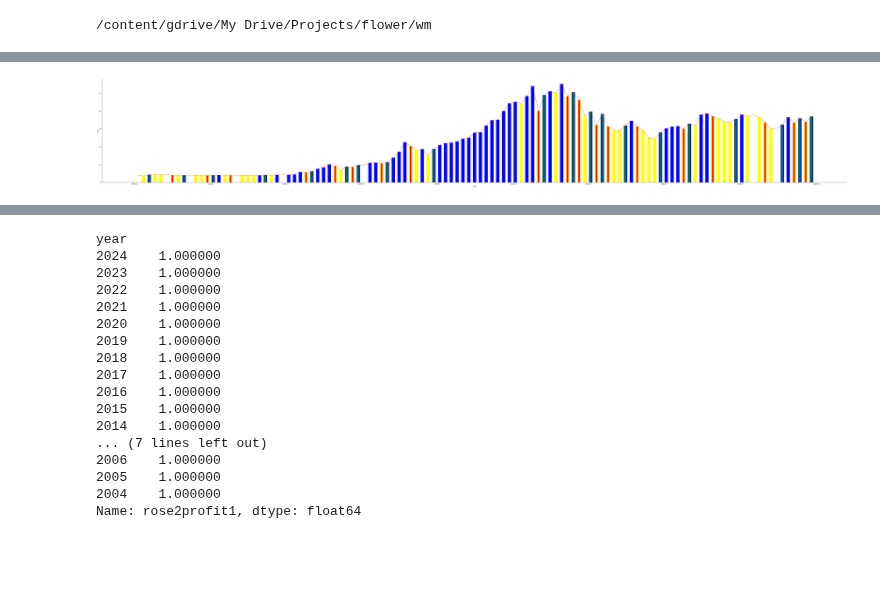
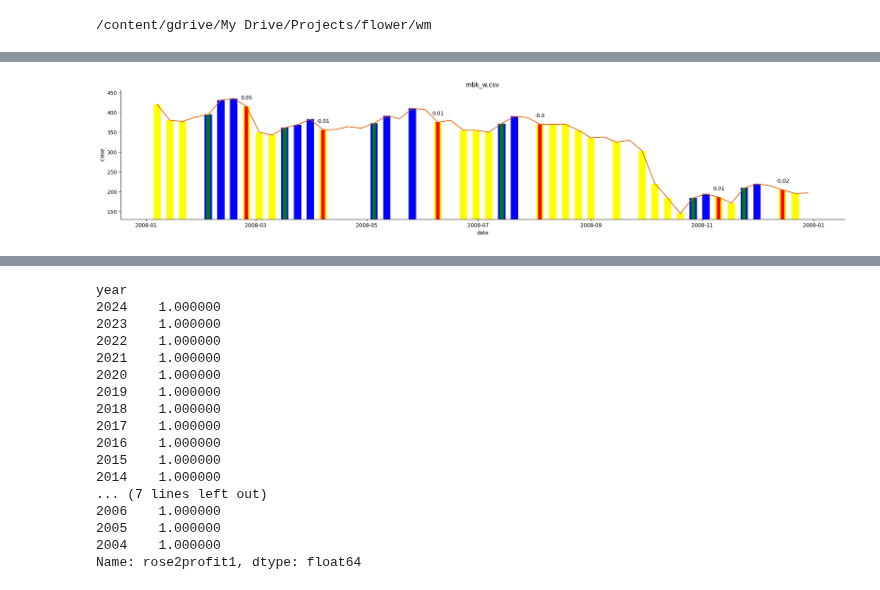
Before and after one commit to ai357060/flower, a Jupyter notebook: wm/aw01.ipynb, the cells around one changed output, grey strips where cells are left out. Drawn from its saved outputs; the diff is of its cells as text; code cells hidden in the pictures; blank space fills up the shorter version.

```diff
--- a/wm/aw01.ipynb
+++ b/wm/aw01.ipynb
@@ -218,6 +177,7 @@ stats.round(2).to_csv(sep=';',path_or_buf='../Data/stats_etf_d.csv',date_format=
 
 from matplotlib import pyplot as plt
 import seaborn as sns
+
 def _plot_series(series, series_name, series_index=0):
   from matplotlib import pyplot as plt
   import seaborn as sns
@@ -233,15 +193,21 @@ def _plot_series(series, series_name, series_index=0):
   plt.bar(xs, ys3, label=series_name, color='blue', width = 4)
   plt.bar(xs, ys4, label=series_name, color='yellow', width = 4)
   plt.bar(xs, ys1, label=series_name, color='green', width = 2)
-  plt.bar(xs, ys2, label=series_name, color='red', width = 2)
+  bc = plt.bar(xs, ys2, label=series_name, color='red', width = 2)
+  plt.ylim(bottom=ys.min()*0.9)
+  return bc
 
-
-fig, ax = plt.subplots(figsize=(70, 10.2), layout='constrained')
-masterFrame1 = masterFrame.loc[masterFrame.year<=1994]
-df_sorted = masterFrame1.sort_values('date', ascending=True)
-_plot_series(df_sorted, '')
-sns.despine(fig=fig, ax=ax)
-plt.xlabel('date')
-_ = plt.ylabel('close')
+def _plot_prices(from_year,until_year,name=filename):
+  fig, ax = plt.subplots(figsize=(20, 4.2), layout='constrained')
+  masterFrame1 = masterFrame.loc[(masterFrame.year>=from_year) & (masterFrame.year<until_year)]
+  df_sorted = masterFrame1.sort_values('date', ascending=True)
+  bc = _plot_series(df_sorted, '')
+  ax.bar_label(bc, labels = masterFrame1['rose2profit'].round(2),label_type='edge', padding=12)
+  sns.despine(fig=fig, ax=ax)
+  plt.xlabel('date')
+  _ = plt.ylabel('close')
+  plt.title(name)
-# %% [output]
-[figure, removed]
+# %%
+_plot_prices(2008,2009,filename)
+# %% [output]
+[figure, added]
```
Also changed, not shown: parts of 4 cells of this notebook, 4 other files.
